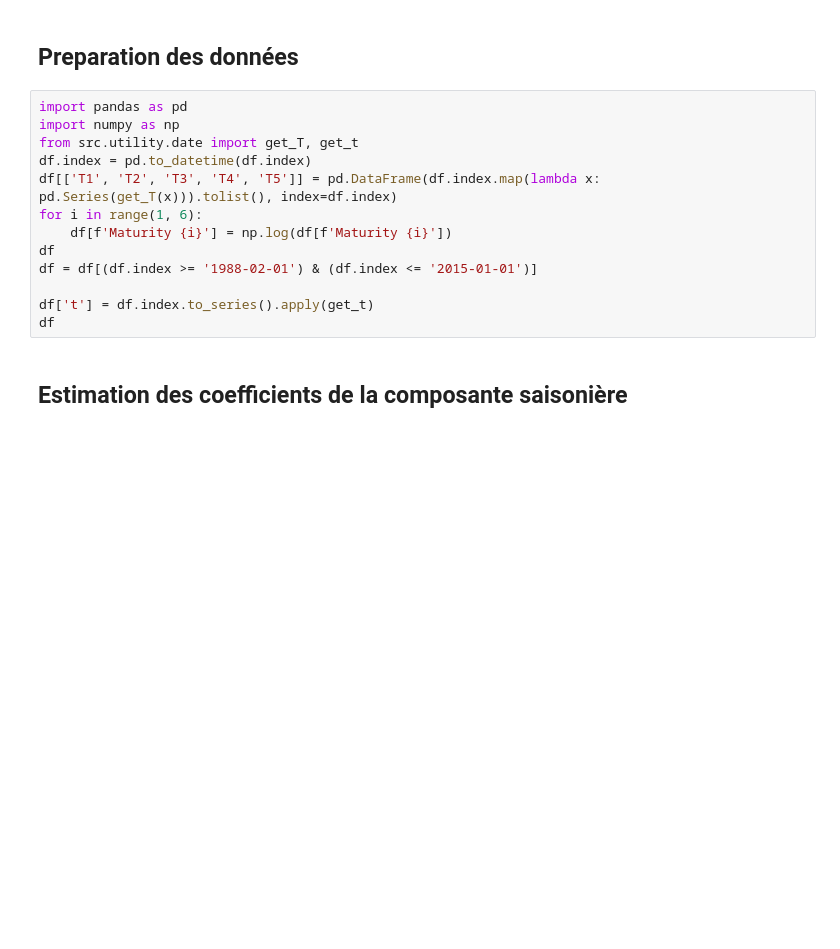
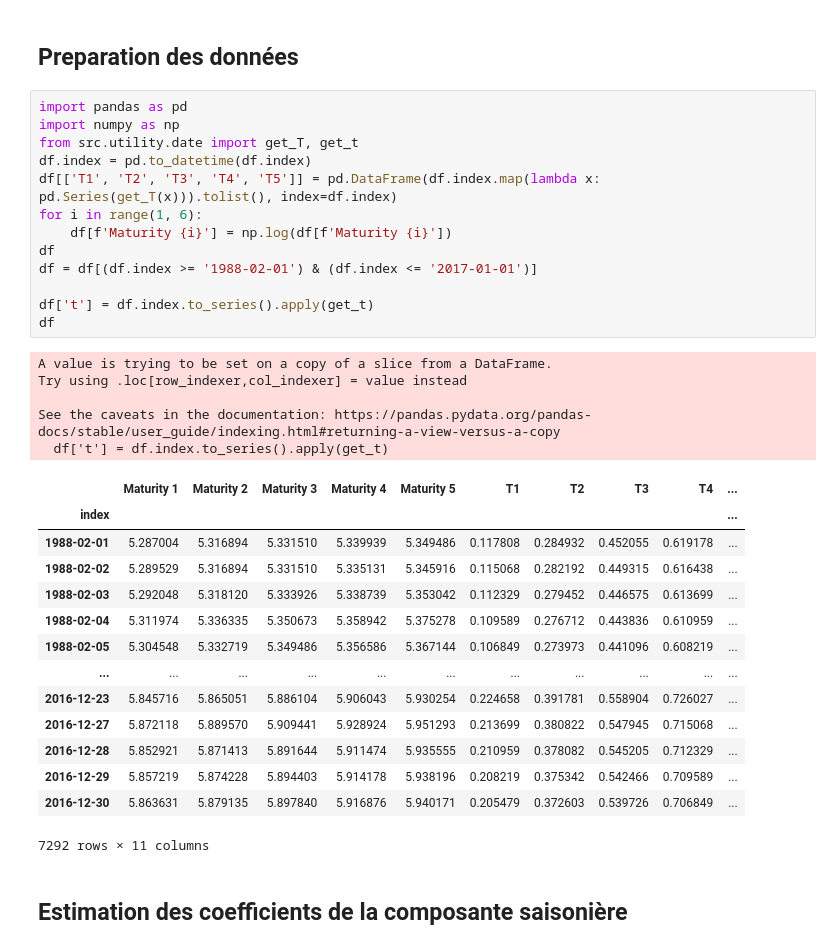
Before and after one commit to NaimLehbiben/Gestion-Quantitative, a Jupyter notebook: notebook.ipynb, the cells around one changed output. Cells and saved outputs as stored; diff of their text form; blank space fills up the shorter version.

```diff
--- a/notebook.ipynb
+++ b/notebook.ipynb
@@ -67,16 +98,36 @@ plot_and_save_graph(df, ["Maturity 1"],
 # %%
 import pandas as pd
 import numpy as np
 from src.utility.date import get_T, get_t
 df.index = pd.to_datetime(df.index)
 df[['T1', 'T2', 'T3', 'T4', 'T5']] = pd.DataFrame(df.index.map(lambda x: pd.Series(get_T(x))).tolist(), index=df.index)
 for i in range(1, 6):
     df[f'Maturity {i}'] = np.log(df[f'Maturity {i}'])
 df
-df = df[(df.index >= '1988-02-01') & (df.index <= '2015-01-01')]
+df = df[(df.index >= '1988-02-01') & (df.index <= '2017-01-01')]
 
 df['t'] = df.index.to_series().apply(get_t)
 df
+# %% [output]
+A value is trying to be set on a copy of a slice from a DataFrame.
+Try using .loc[row_indexer,col_indexer] = value instead
+
+See the caveats in the documentation: https://pandas.pydata.org/pandas-docs/stable/user_guide/indexing.html#returning-a-view-versus-a-copy
+  df['t'] = df.index.to_series().apply(get_t)
+|  | Maturity 1 | Maturity 2 | Maturity 3 | Maturity 4 | Maturity 5 | T1 | T2 | T3 | T4 | ... |
+| index |  |  |  |  |  |  |  |  |  | ... |
+| 1988-02-01 | 5.287004 | 5.316894 | 5.331510 | 5.339939 | 5.349486 | 0.117808 | 0.284932 | 0.452055 | 0.619178 | ... |
+| 1988-02-02 | 5.289529 | 5.316894 | 5.331510 | 5.335131 | 5.345916 | 0.115068 | 0.282192 | 0.449315 | 0.616438 | ... |
+| 1988-02-03 | 5.292048 | 5.318120 | 5.333926 | 5.338739 | 5.353042 | 0.112329 | 0.279452 | 0.446575 | 0.613699 | ... |
+| 1988-02-04 | 5.311974 | 5.336335 | 5.350673 | 5.358942 | 5.375278 | 0.109589 | 0.276712 | 0.443836 | 0.610959 | ... |
+| 1988-02-05 | 5.304548 | 5.332719 | 5.349486 | 5.356586 | 5.367144 | 0.106849 | 0.273973 | 0.441096 | 0.608219 | ... |
+| ... | ... | ... | ... | ... | ... | ... | ... | ... | ... | ... |
+| 2016-12-23 | 5.845716 | 5.865051 | 5.886104 | 5.906043 | 5.930254 | 0.224658 | 0.391781 | 0.558904 | 0.726027 | ... |
+| 2016-12-27 | 5.872118 | 5.889570 | 5.909441 | 5.928924 | 5.951293 | 0.213699 | 0.380822 | 0.547945 | 0.715068 | ... |
+| 2016-12-28 | 5.852921 | 5.871413 | 5.891644 | 5.911474 | 5.935555 | 0.210959 | 0.378082 | 0.545205 | 0.712329 | ... |
+| 2016-12-29 | 5.857219 | 5.874228 | 5.894403 | 5.914178 | 5.938196 | 0.208219 | 0.375342 | 0.542466 | 0.709589 | ... |
+| 2016-12-30 | 5.863631 | 5.879135 | 5.897840 | 5.916876 | 5.940171 | 0.205479 | 0.372603 | 0.539726 | 0.706849 | ... |
+7292 rows × 11 columns
 # %% [markdown]
 ## Estimation des coefficients de la composante saisonière
 # %%
```
Also changed, not shown: parts of 6 cells of this notebook, 2 other files.
